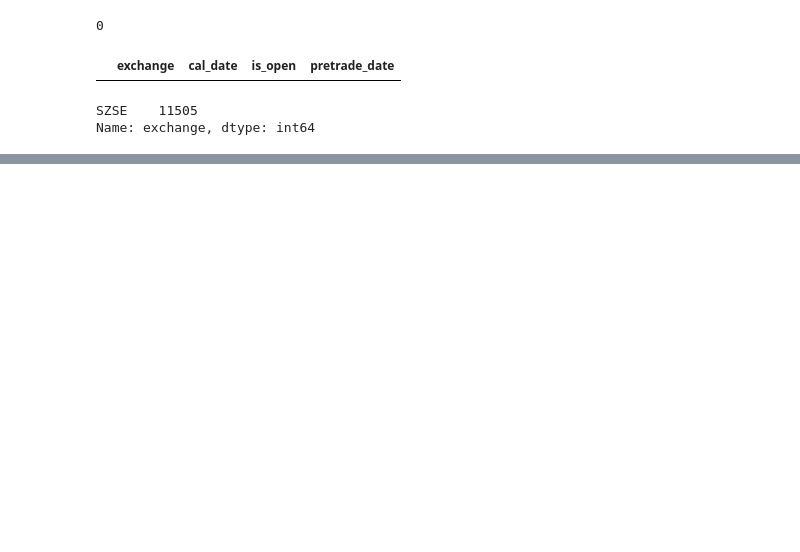
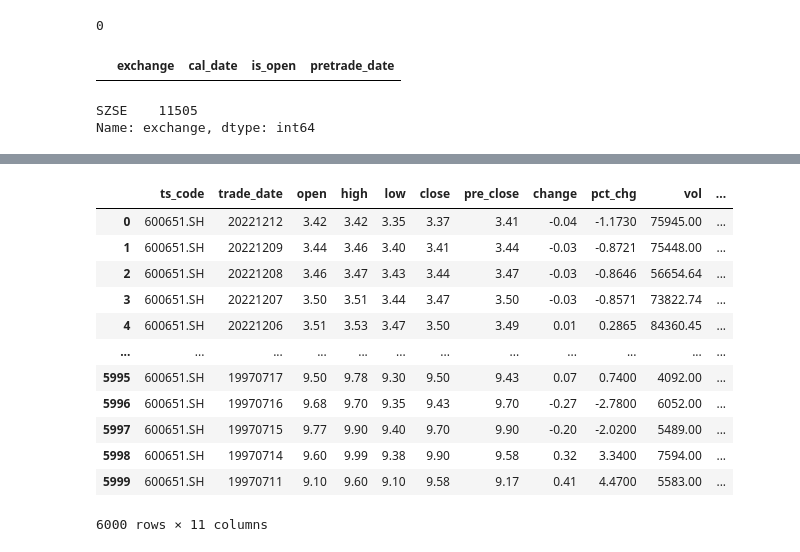
Before and after one commit to FeiZhuNiU-INFJA/GoldenGate, a Jupyter notebook: playground.ipynb, the cells around one changed output, grey strips where cells are left out. Saved outputs shown, nothing was run; the diff lists cells and outputs as text; code cells hidden in the pictures; blank space fills up the shorter version.

```diff
--- a/playground.ipynb
+++ b/playground.ipynb
@@ -129,0 +147,16 @@ df = PRO.query("daily", ts_code="600000.SH", start_date="19900101",
+# %%
+df2
+# %% [output]
+|  | ts_code | trade_date | open | high | low | close | pre_close | change | pct_chg | vol | ... |
+| 0 | 600651.SH | 20221212 | 3.42 | 3.42 | 3.35 | 3.37 | 3.41 | -0.04 | -1.1730 | 75945.00 | ... |
+| 1 | 600651.SH | 20221209 | 3.44 | 3.46 | 3.40 | 3.41 | 3.44 | -0.03 | -0.8721 | 75448.00 | ... |
+| 2 | 600651.SH | 20221208 | 3.46 | 3.47 | 3.43 | 3.44 | 3.47 | -0.03 | -0.8646 | 56654.64 | ... |
+| 3 | 600651.SH | 20221207 | 3.50 | 3.51 | 3.44 | 3.47 | 3.50 | -0.03 | -0.8571 | 73822.74 | ... |
+| 4 | 600651.SH | 20221206 | 3.51 | 3.53 | 3.47 | 3.50 | 3.49 | 0.01 | 0.2865 | 84360.45 | ... |
+| ... | ... | ... | ... | ... | ... | ... | ... | ... | ... | ... | ... |
+| 5995 | 600651.SH | 19970717 | 9.50 | 9.78 | 9.30 | 9.50 | 9.43 | 0.07 | 0.7400 | 4092.00 | ... |
+| 5996 | 600651.SH | 19970716 | 9.68 | 9.70 | 9.35 | 9.43 | 9.70 | -0.27 | -2.7800 | 6052.00 | ... |
+| 5997 | 600651.SH | 19970715 | 9.77 | 9.90 | 9.40 | 9.70 | 9.90 | -0.20 | -2.0200 | 5489.00 | ... |
+| 5998 | 600651.SH | 19970714 | 9.60 | 9.99 | 9.38 | 9.90 | 9.58 | 0.32 | 3.3400 | 7594.00 | ... |
+| 5999 | 600651.SH | 19970711 | 9.10 | 9.60 | 9.10 | 9.58 | 9.17 | 0.41 | 4.4700 | 5583.00 | ... |
+6000 rows × 11 columns
```
Also changed, not shown: parts of 17 cells of this notebook, 3 other files.
